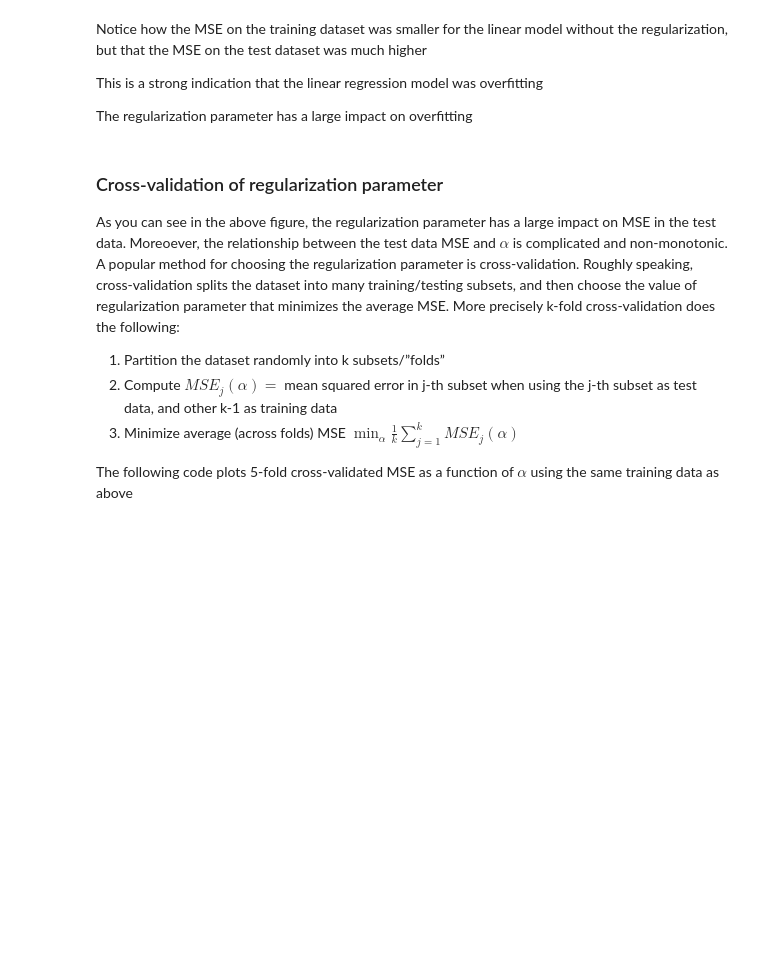
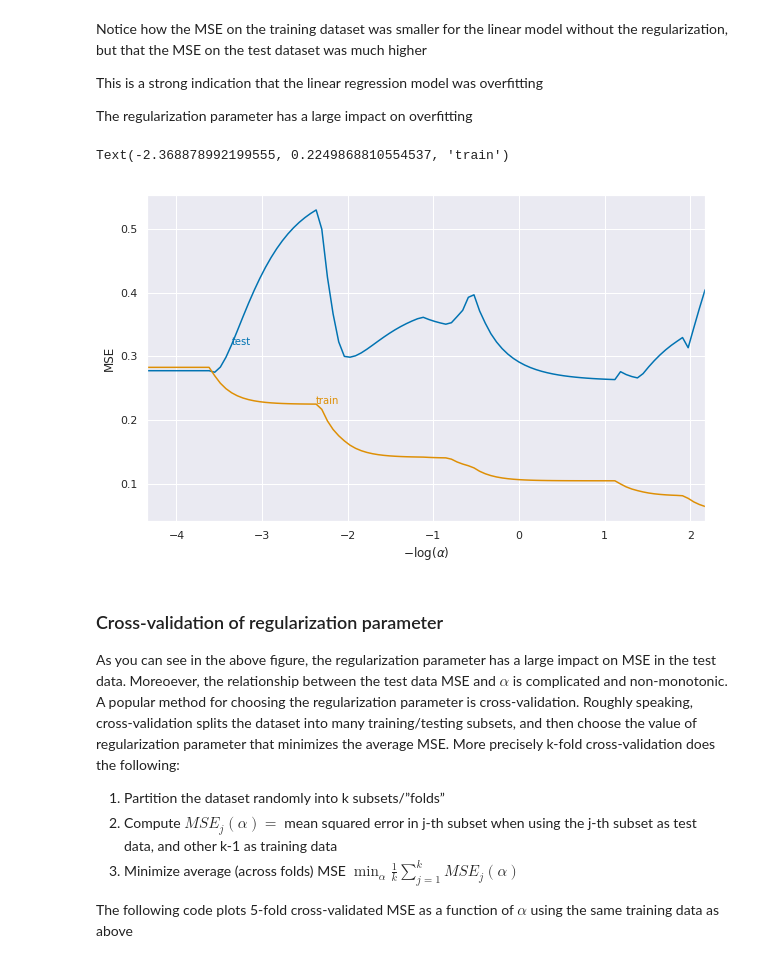
Before and after one commit to QuantEcon/quantecon-notebooks-datascience-old, a Jupyter notebook: applications/regression.ipynb, the cells around one changed output. Drawn from its saved outputs; the diff is of its cells as text; code cells hidden in the pictures; blank space fills up the shorter version.

```diff
--- a/applications/regression.ipynb
+++ b/applications/regression.ipynb
@@ -497,18 +579,21 @@ The regularization parameter has a large impact on overfitting
 # %%
 alphas = np.exp(np.linspace(10, -5, 100))
 mse = pd.DataFrame([fit_and_report_mses(linear_model.Lasso(alpha=alpha, max_iter=50000),
                            X_train, X_test, y_train, y_test)
                     for alpha in alphas])
 mse["log_alpha"] = -np.log10(alphas)
 fig, ax = plt.subplots(figsize=(10,6))
 colors = sns.color_palette("colorblind", 16)
 mse.plot(x="log_alpha", y="mse_test", c=colors[0], ax=ax)
 mse.plot(x="log_alpha", y="mse_train", c=colors[1], ax=ax)
-ax.set_xlabel(r"\$-\log(\alpha)\$")
+ax.set_xlabel(r"$-\log(\alpha)$")
 ax.set_ylabel("MSE")
 ax.get_legend().remove()
 ax.annotate("test",(mse.log_alpha[15], mse.mse_test[15]),color=colors[0])
 ax.annotate("train",(mse.log_alpha[30], mse.mse_train[30]),color=colors[1])
+# %% [output]
+Text(-2.368878992199555, 0.2249868810554537, 'train')
+[figure, added]
 # %% [markdown]
 ### Cross-validation of regularization parameter
 
```
Also changed, not shown: parts of 40 cells of this notebook.
